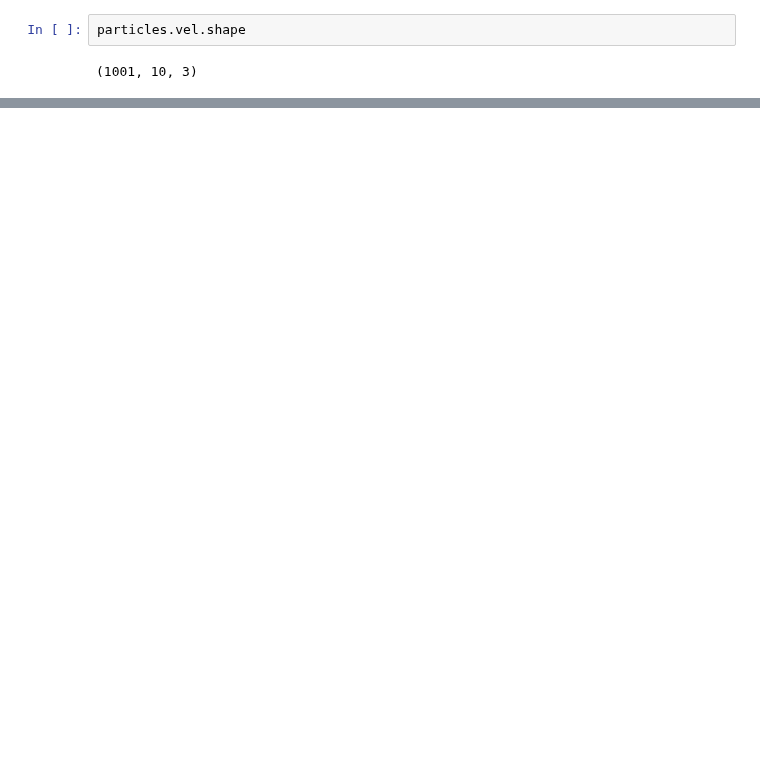
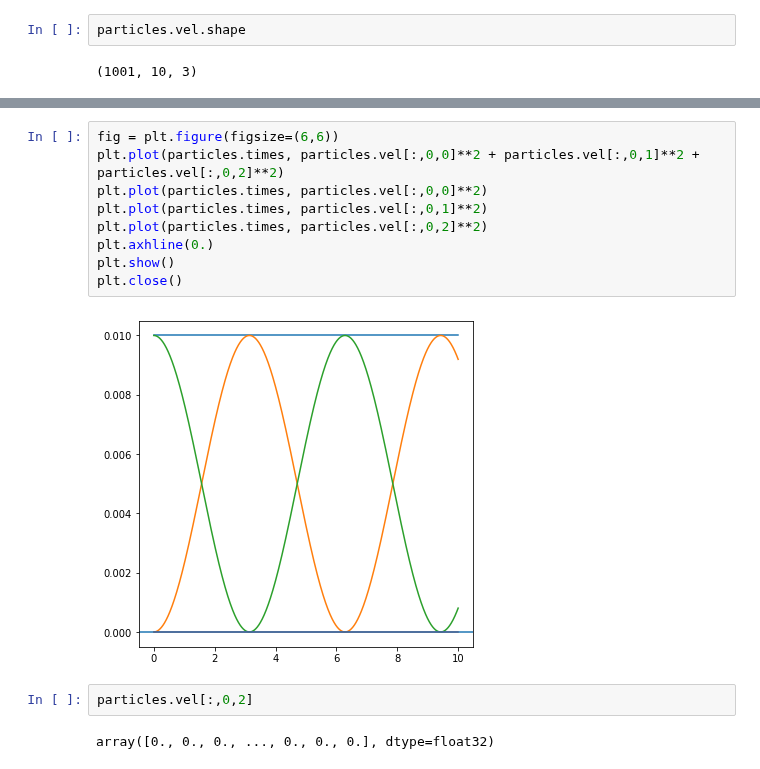
Before and after one commit to ppjanka/Corrugated_internal_shocks, a Jupyter notebook: vis/particle/plot_particles.ipynb, the cells around one changed output, grey strips where cells are left out. Drawn from its saved outputs; the diff is of its cells as text; blank space fills up the shorter version.

```diff
--- a/vis/particle/plot_particles.ipynb
+++ b/vis/particle/plot_particles.ipynb
@@ -179,0 +193,15 @@ array([[1.        , 1.        , 1.        , ..., 1.        , 1.        ,
+# %%
+fig = plt.figure(figsize=(6,6))
+plt.plot(particles.times, particles.vel[:,0,0]**2 + particles.vel[:,0,1]**2 + particles.vel[:,0,2]**2)
+plt.plot(particles.times, particles.vel[:,0,0]**2)
+plt.plot(particles.times, particles.vel[:,0,1]**2)
+plt.plot(particles.times, particles.vel[:,0,2]**2)
+plt.axhline(0.)
+plt.show()
+plt.close()
+# %% [output]
+[figure, added]
+# %%
+particles.vel[:,0,2]
+# %% [output]
+array([0., 0., 0., ..., 0., 0., 0.], dtype=float32)
```
Also changed, not shown: parts of 5 cells of this notebook, 3 other files.
